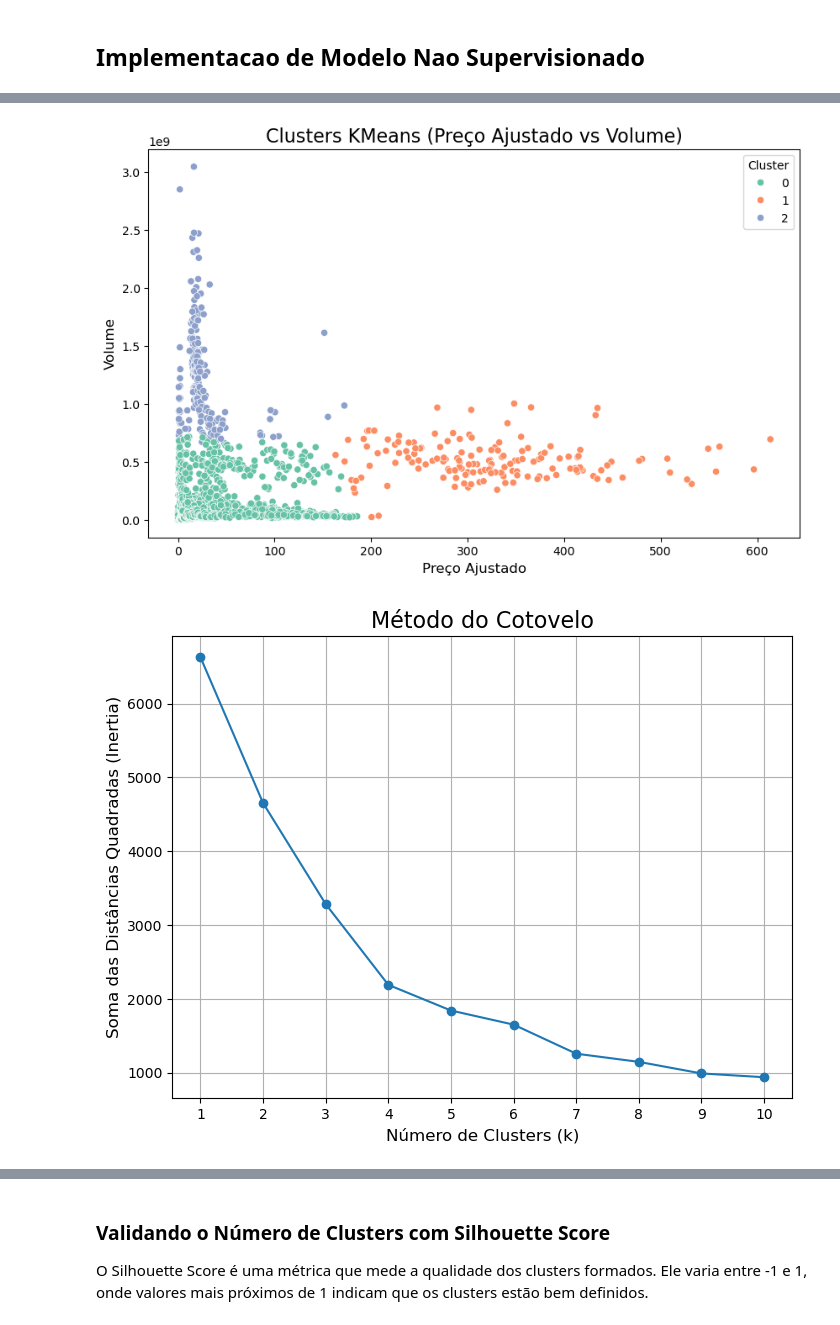
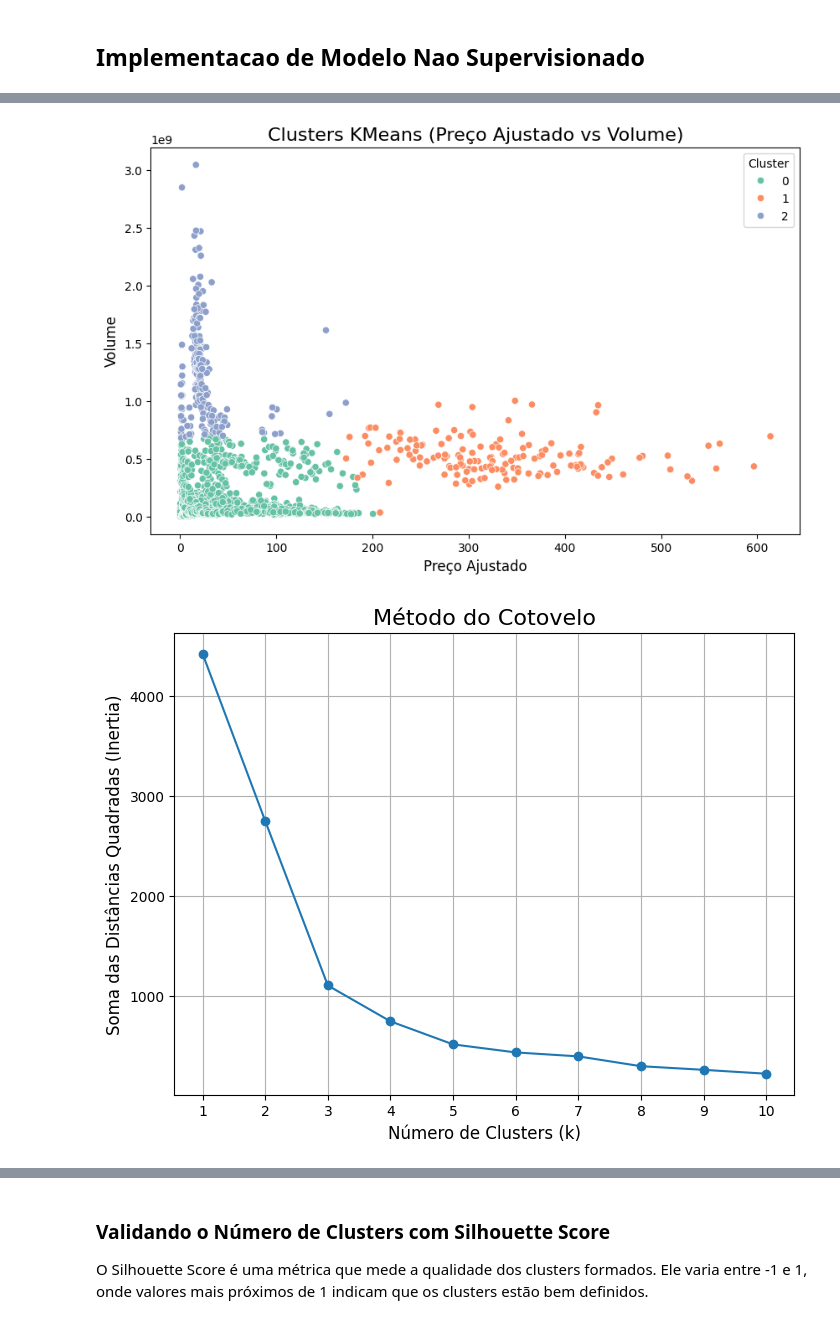
Before and after one commit to MarcosFN2014/Projeto-DS, a Jupyter notebook: Nao_Supervisionado/analise_n_superv.ipynb, the cells around one changed output, grey strips where cells are left out. Cells and saved outputs as stored; diff of their text form; code cells hidden in the pictures.

```diff
--- a/Nao_Supervisionado/analise_n_superv.ipynb
+++ b/Nao_Supervisionado/analise_n_superv.ipynb
@@ -433,7 +432,7 @@ df_scaled = scaler.fit_transform(df[features])
 # %%
 #KMeans com 3 clusters
 kmeans = KMeans(n_clusters=3, random_state=42)
-df['KMeans Cluster'] = kmeans.fit_predict(scaled_features)
+df['KMeans Cluster'] = kmeans.fit_predict(df_scaled)
 
 df.head()
 # %% [output]
@@ -453,28 +452,28 @@ plt.ylabel('Volume', fontsize=12)
 plt.legend(title='Cluster')
 plt.show()
 # %% [output]
-[figure, old version]
+[figure, new version]
 # %%
 # Listar os valores de k de 1 até 10
 inertia = []
 k_range = range(1, 11)
 
 # Calcular a soma das distancias quadradas dentro dos clusters para cada valor de k
 for k in k_range:
     kmeans = KMeans(n_clusters=k, random_state=42)
-    kmeans.fit(scaled_features)
+    kmeans.fit(df_scaled)
     inertia.append(kmeans.inertia_)
 
 plt.figure(figsize=(8, 6))
 plt.plot(k_range, inertia, marker='o')
 plt.title('Método do Cotovelo', fontsize=16)
 plt.xlabel('Número de Clusters (k)', fontsize=12)
 plt.ylabel('Soma das Distâncias Quadradas (Inertia)', fontsize=12)
 plt.xticks(k_range)
 plt.grid(True)
 plt.show()
 # %% [output]
-[figure, old version]
+[figure, new version]
 # %%
 # Calcular as médias das variáveis por cluster
 cluster_means = df.groupby('KMeans Cluster')[['Adj Close', 'Volume', 'Daily Volatility']].mean()
```
Also changed, not shown: parts of 17 cells of this notebook, 2 other files.
